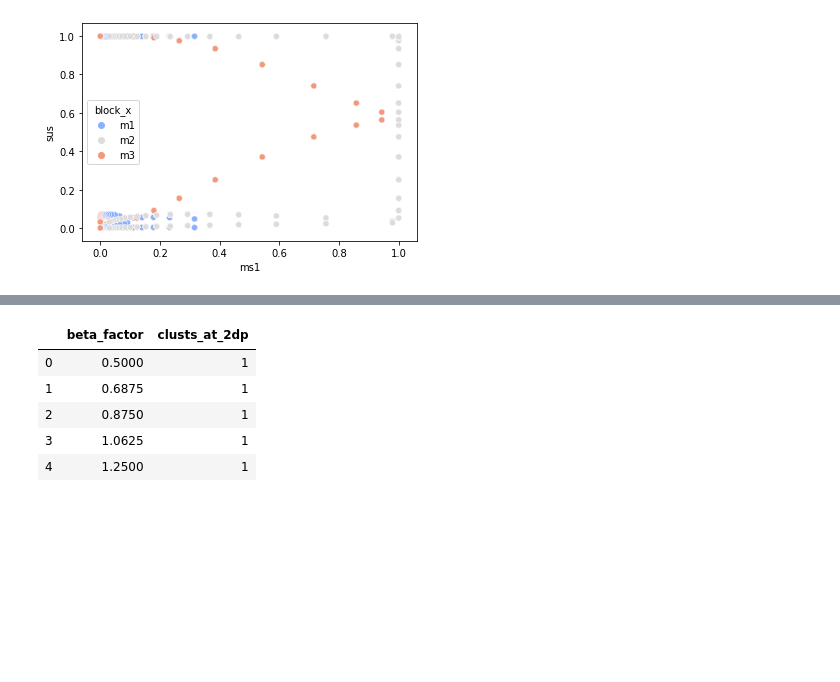
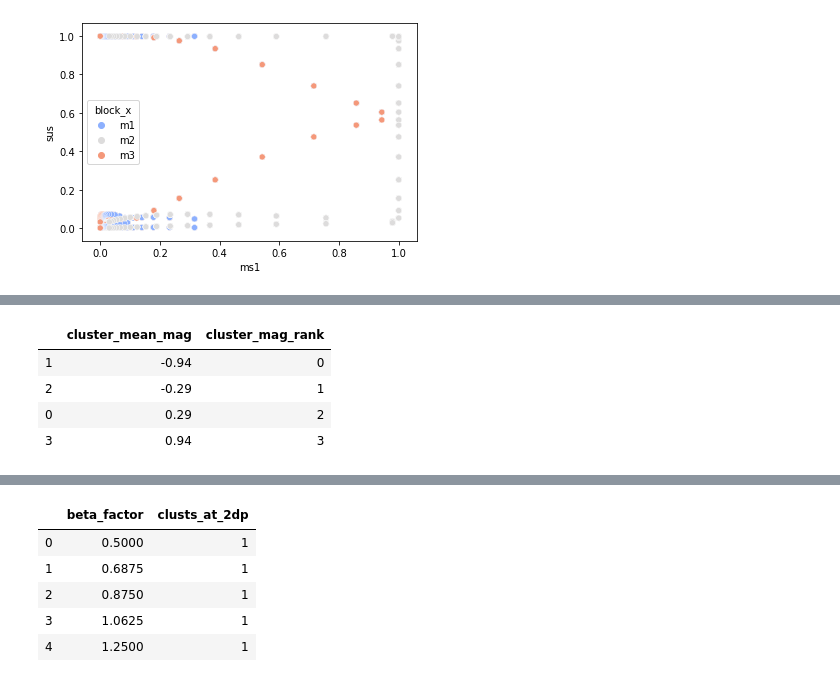
Before and after one commit to MGarrod1/unobserved_spin_influence, a Jupyter notebook: Figure_2_threeblock/fig2-CDE-phase-diag-version.ipynb, the cells around one changed output, grey strips where cells are left out. Saved outputs shown, nothing was run; the diff lists cells and outputs as text; code cells hidden in the pictures; blank space fills up the shorter version.

```diff
--- a/Figure_2_threeblock/fig2-CDE-phase-diag-version.ipynb
+++ b/Figure_2_threeblock/fig2-CDE-phase-diag-version.ipynb
@@ -58,12 +60,18 @@ How to maintain cluster labels as we change the temperature/how to idetnfiy bifu
 # %%
 beta_factor=3.125
 this_beta_data=data.loc[data['beta_factor']==beta_factor]
 X=this_beta_data[['m1','m2','m3']].values
 
 kmeans = KMeans(n_clusters=4, random_state=0).fit(X)
 
 cluster_means = [ round(np.mean(k),2) for k in kmeans.cluster_centers_ ]
 cluster_sort_df=pd.DataFrame({'cluster_mean_mag':cluster_means}).sort_values(by='cluster_mean_mag')
 cluster_sort_df['cluster_mag_rank']=np.arange(0,len(cluster_sort_df),1)
-cluster_sort_df
+cluster_sort_df.head()
+# %% [output]
+|  | cluster_mean_mag | cluster_mag_rank |
+| 1 | -0.94 | 0 |
+| 2 | -0.29 | 1 |
+| 0 | 0.29 | 2 |
+| 3 | 0.94 | 3 |
 # %%
```
Also changed, not shown: parts of 8 cells of this notebook.
